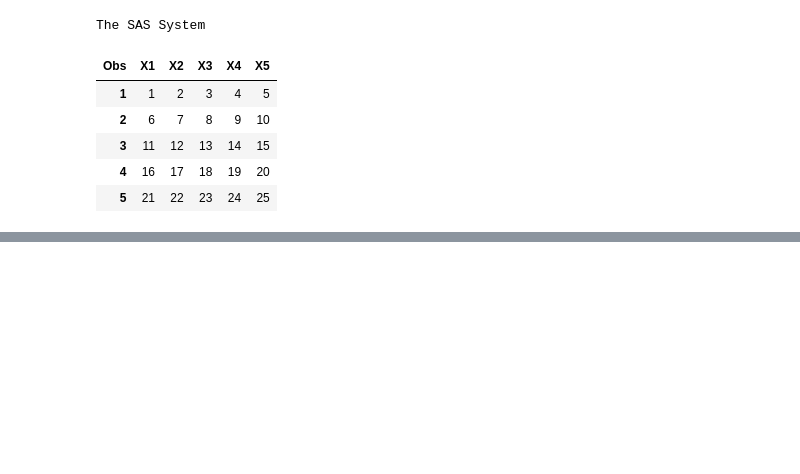
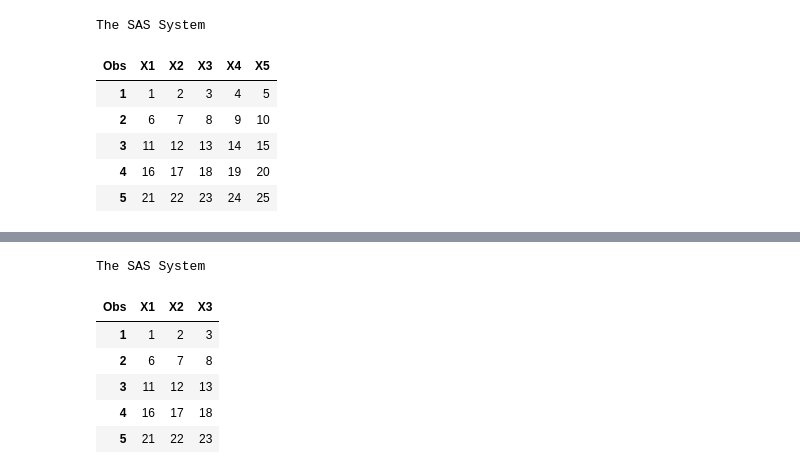
Before and after one commit to ouedraogoboukary/SAS, a Jupyter notebook: intro_SAS/Programmes/Notebooks/Chapitre1.ipynb, the cells around one changed output, grey strips where cells are left out. Saved outputs shown, nothing was run; the diff lists cells and outputs as text; code cells hidden in the pictures; blank space fills up the shorter version.

```diff
--- a/intro_SAS/Programmes/Notebooks/Chapitre1.ipynb
+++ b/intro_SAS/Programmes/Notebooks/Chapitre1.ipynb
@@ -32,0 +48,11 @@ The SAS System
+# %%
+PROC PRINT DATA=bib.test2;
+RUN;
+# %% [output]
+The SAS System
+| Obs | X1 | X2 | X3 |
+| 1 | 1 | 2 | 3 |
+| 2 | 6 | 7 | 8 |
+| 3 | 11 | 12 | 13 |
+| 4 | 16 | 17 | 18 |
+| 5 | 21 | 22 | 23 |
```
Also changed, not shown: parts of 8 cells of this notebook, 5 other files.
